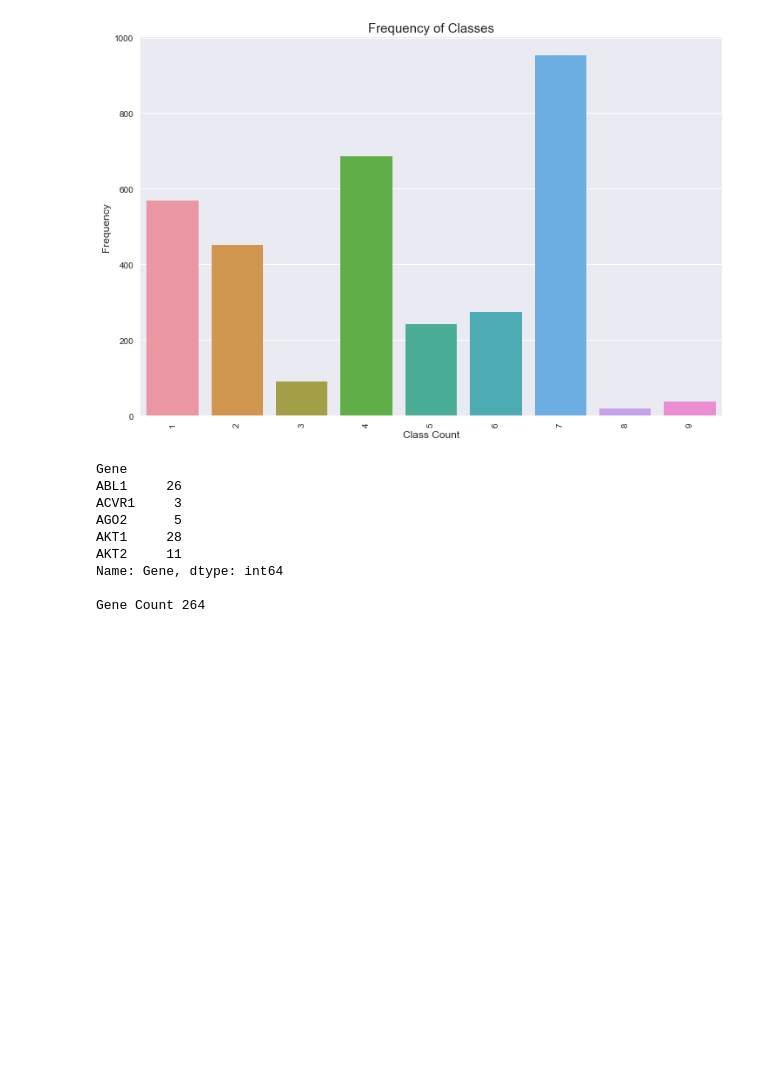
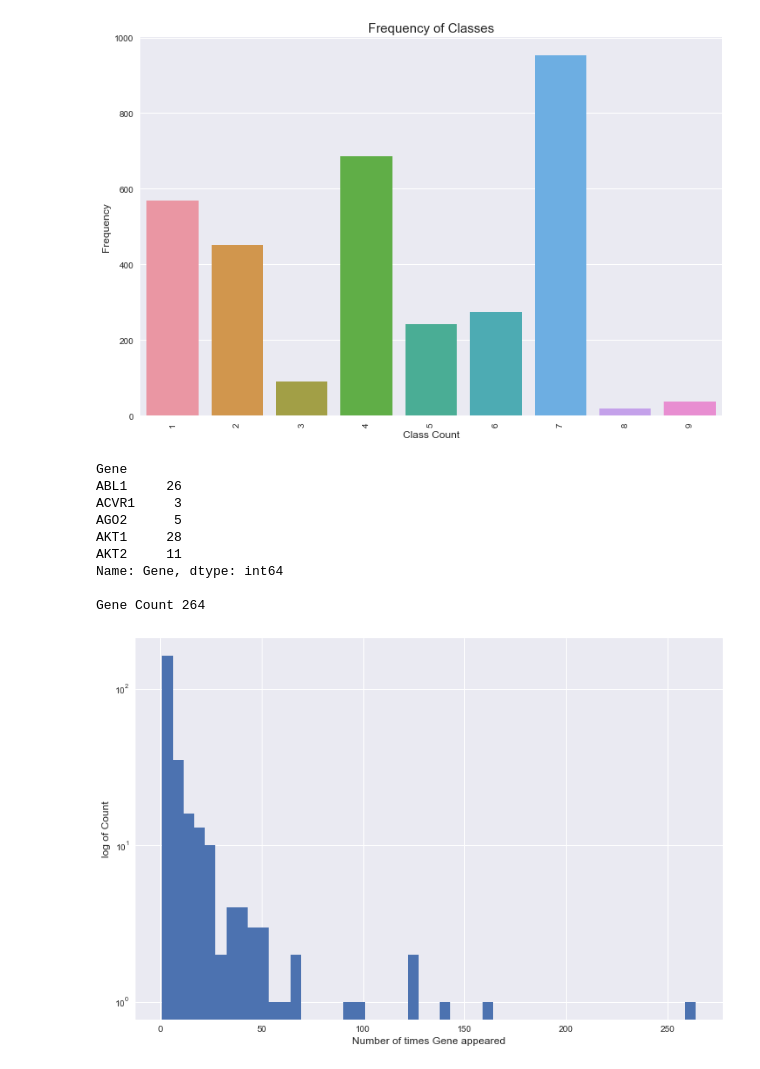
Before and after one commit to saurabhrpi/Personalized-Medicine-Redifining-Cancer-Treatment, a Jupyter notebook: Personalized Medicine.ipynb, the cells around one changed output. Cells and saved outputs as stored; diff of their text form; code cells hidden in the pictures; blank space fills up the shorter version.

```diff
--- a/Personalized Medicine.ipynb
+++ b/Personalized Medicine.ipynb
@@ -114,3 +114,11 @@ AKT2     11
 Name: Gene, dtype: int64
 
 Gene Count 264
+# %%
+plt.figure(figsize=(12, 8))
+plt.hist(train_genes.values, bins=50, log=True)
+plt.xlabel('Number of times Gene appeared', fontsize=12)
+plt.ylabel('log of Count', fontsize=12)
+plt.show()
+# %% [output]
+[figure, added]
```
Also changed, not shown: parts of 5 cells of this notebook.
